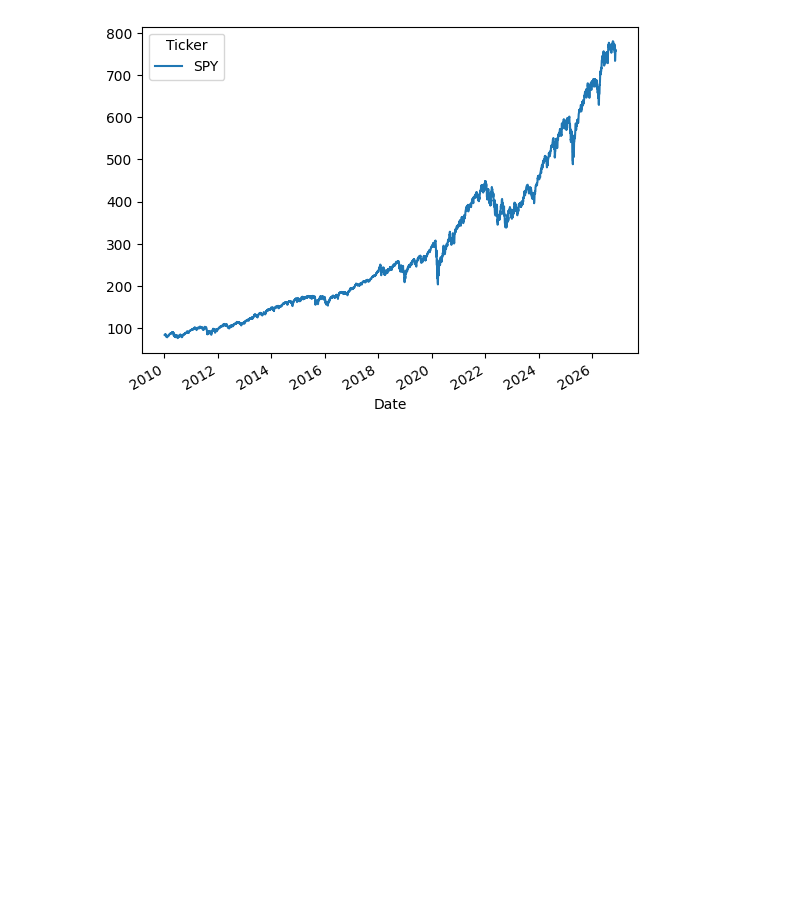
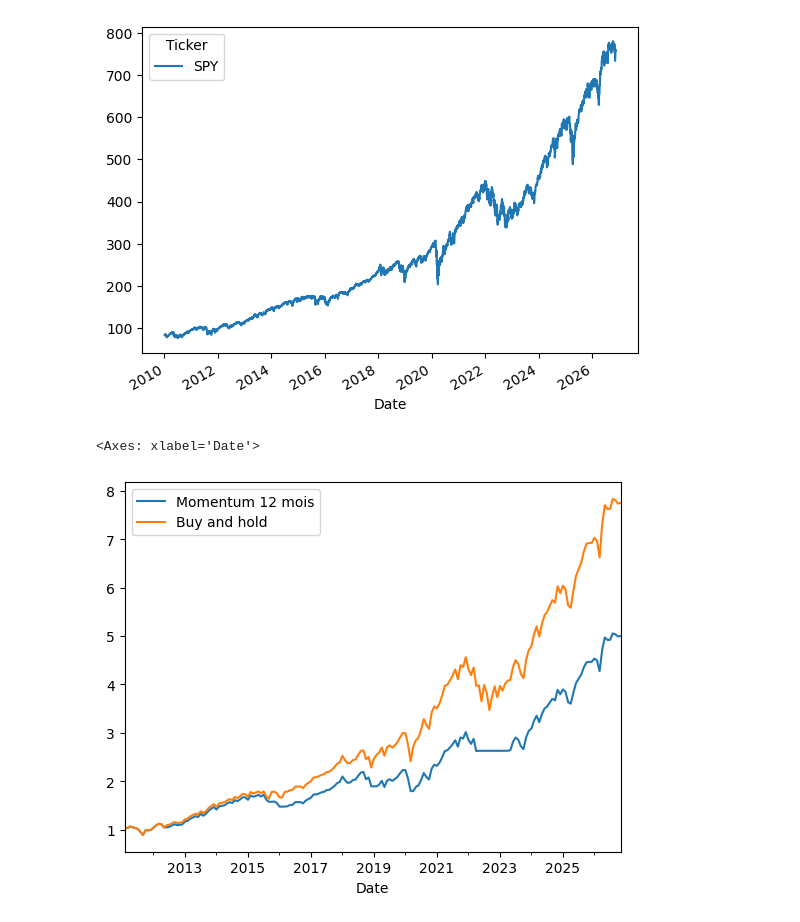
Before and after one commit to d03antony-ai/labo-momentum, a Jupyter notebook: 01_momentum_replication.ipynb, the cells around one changed output. Drawn from its saved outputs; the diff is of its cells as text; code cells hidden in the pictures; blank space fills up the shorter version.

Commit message:
Test momentum 12 mois sur SPY

```diff
--- a/01_momentum_replication.ipynb
+++ b/01_momentum_replication.ipynb
@@ -26,3 +26,17 @@ Requirement already satisfied: urllib3<3,>=1.21.1 in /usr/local/lib/python3.13/d
 [*********************100%***********************]  1 of 1 completed
 <Axes: xlabel='Date'>
 [figure]
+# %%
+import pandas as pd
+
+prix = df["Close"].squeeze().resample("ME").last()
+rend = prix.pct_change()
+signal = (prix > prix.shift(12)).astype(float).shift(1)
+
+data =pd.DataFrame({"rend": rend, "signal": signal}).iloc[13:]
+data["Momentum 12 mois"] = (1 + data["rend"]* data["signal"]).cumprod()
+data["Buy and hold"] = (1+data["rend"]).cumprod()
+data[["Momentum 12 mois", "Buy and hold"]].plot()
+# %% [output]
+<Axes: xlabel='Date'>
+[figure, added]
```
